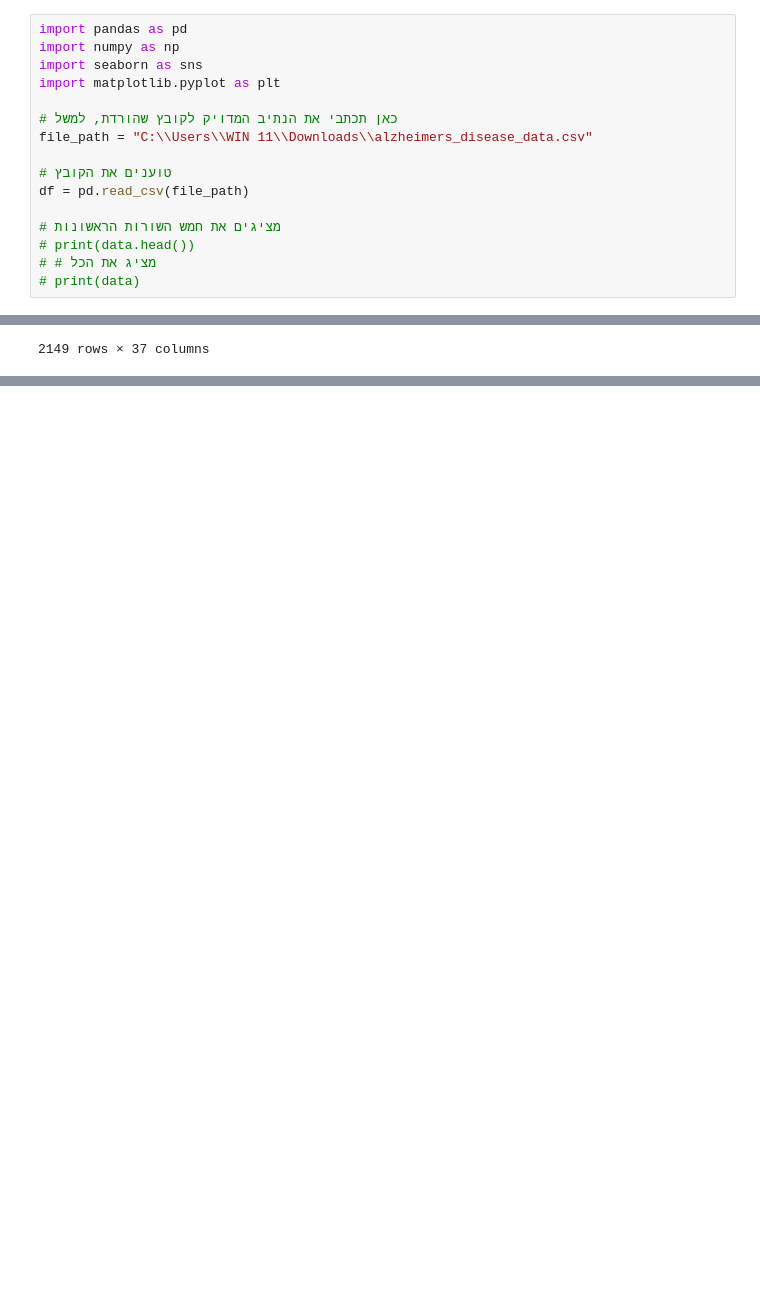
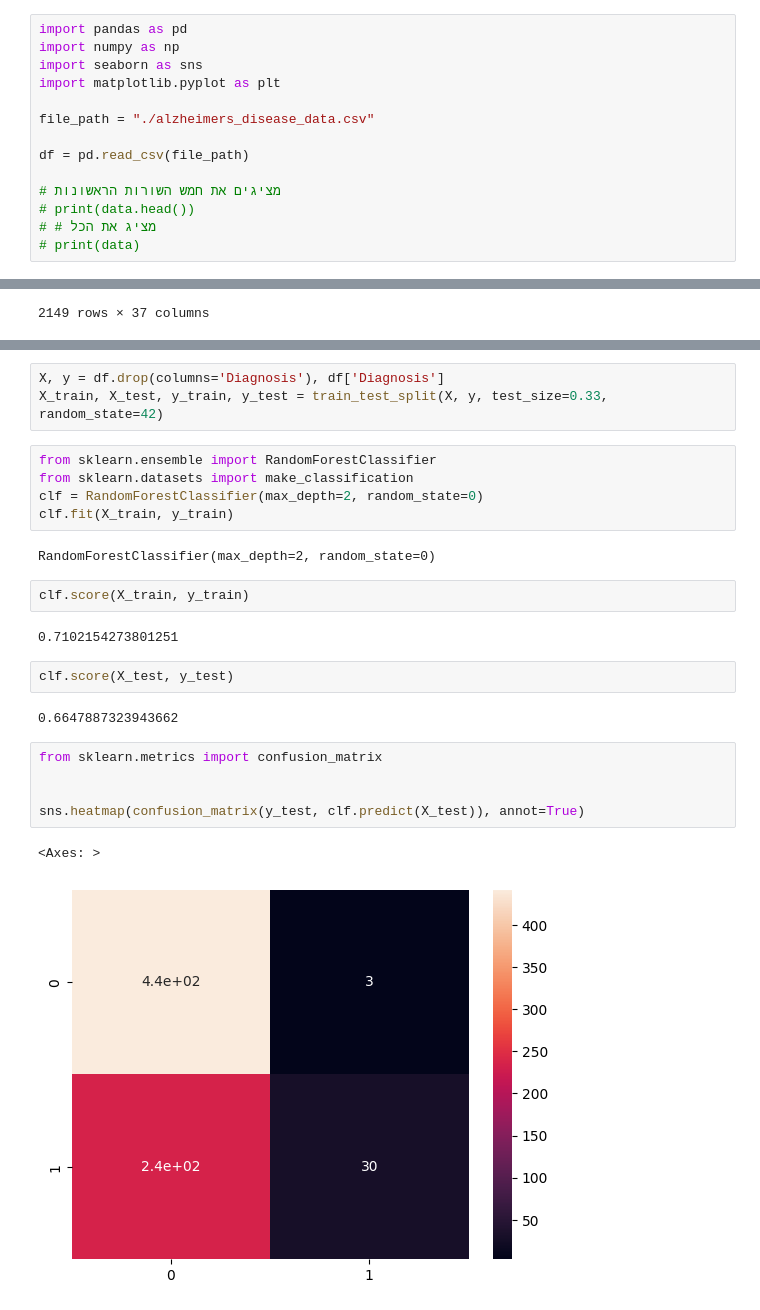
Before and after one commit to tamar2791/Alzheimer-s-AI-Project, a Jupyter notebook: ds-project.ipynb, the cells around one changed output, grey strips where cells are left out. Drawn from its saved outputs; the diff is of its cells as text; blank space fills up the shorter version.

```diff
--- a/ds-project.ipynb
+++ b/ds-project.ipynb
@@ -4,10 +4,8 @@ import numpy as np
 import seaborn as sns
 import matplotlib.pyplot as plt
 
-# כאן תכתבי את הנתיב המדויק לקובץ שהורדת, למשל
-file_path = "C:\\Users\\WIN 11\\Downloads\\alzheimers_disease_data.csv"
+file_path = "./alzheimers_disease_data.csv"
 
-# טוענים את הקובץ
 df = pd.read_csv(file_path)
 
 # מציגים את חמש השורות הראשונות
@@ -101,0 +181,26 @@ df
+# %%
+X, y = df.drop(columns='Diagnosis'), df['Diagnosis']
+X_train, X_test, y_train, y_test = train_test_split(X, y, test_size=0.33, random_state=42)
+# %%
+from sklearn.ensemble import RandomForestClassifier
+from sklearn.datasets import make_classification
+clf = RandomForestClassifier(max_depth=2, random_state=0)
+clf.fit(X_train, y_train)
+# %% [output]
+RandomForestClassifier(max_depth=2, random_state=0)
+# %%
+clf.score(X_train, y_train)
+# %% [output]
+0.7102154273801251
+# %%
+clf.score(X_test, y_test)
+# %% [output]
+0.6647887323943662
+# %%
+from sklearn.metrics import confusion_matrix
+
+
+sns.heatmap(confusion_matrix(y_test, clf.predict(X_test)), annot=True)
+# %% [output]
+<Axes: >
+[figure, added]
```
Also changed, not shown: parts of 14 cells of this notebook.
